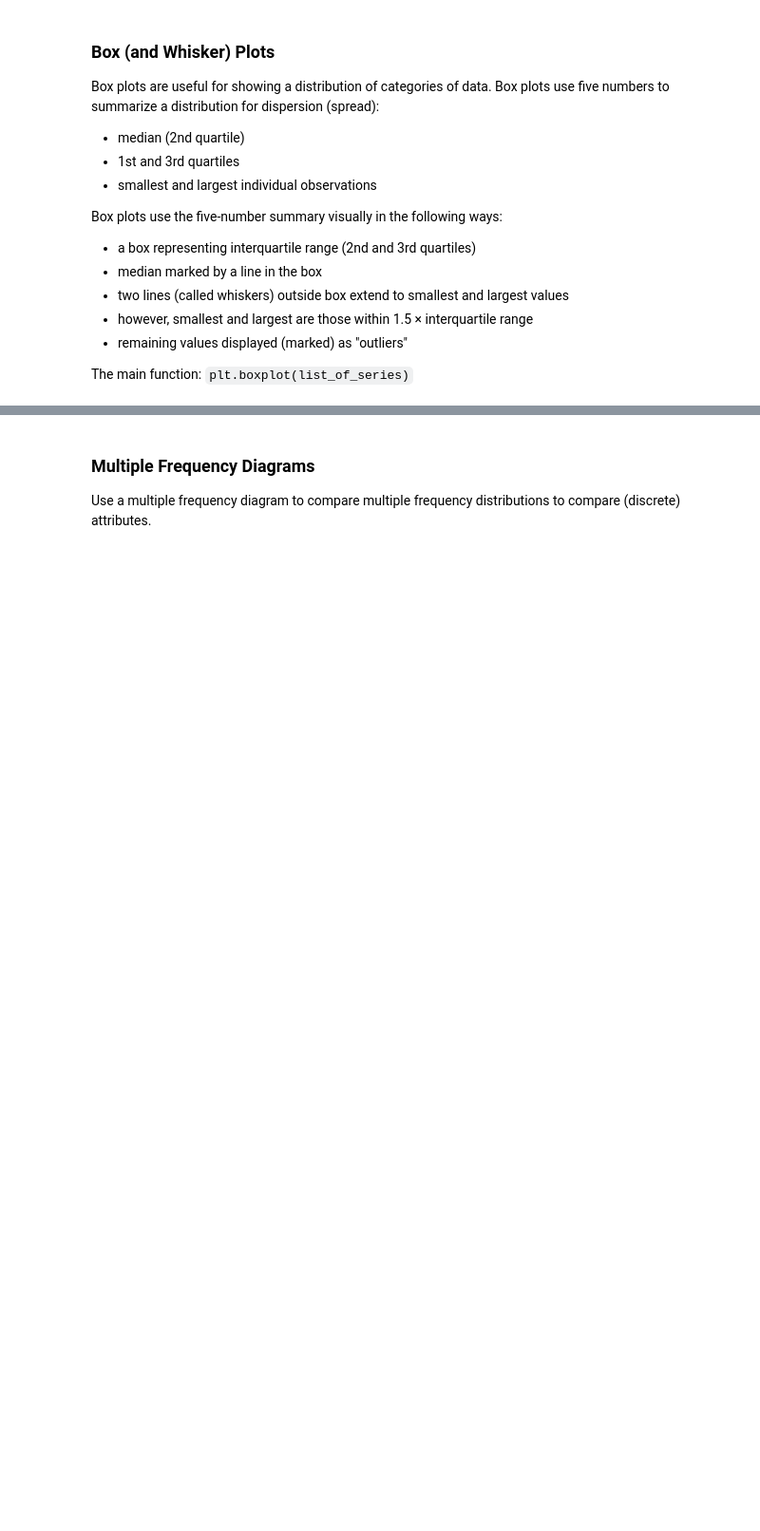
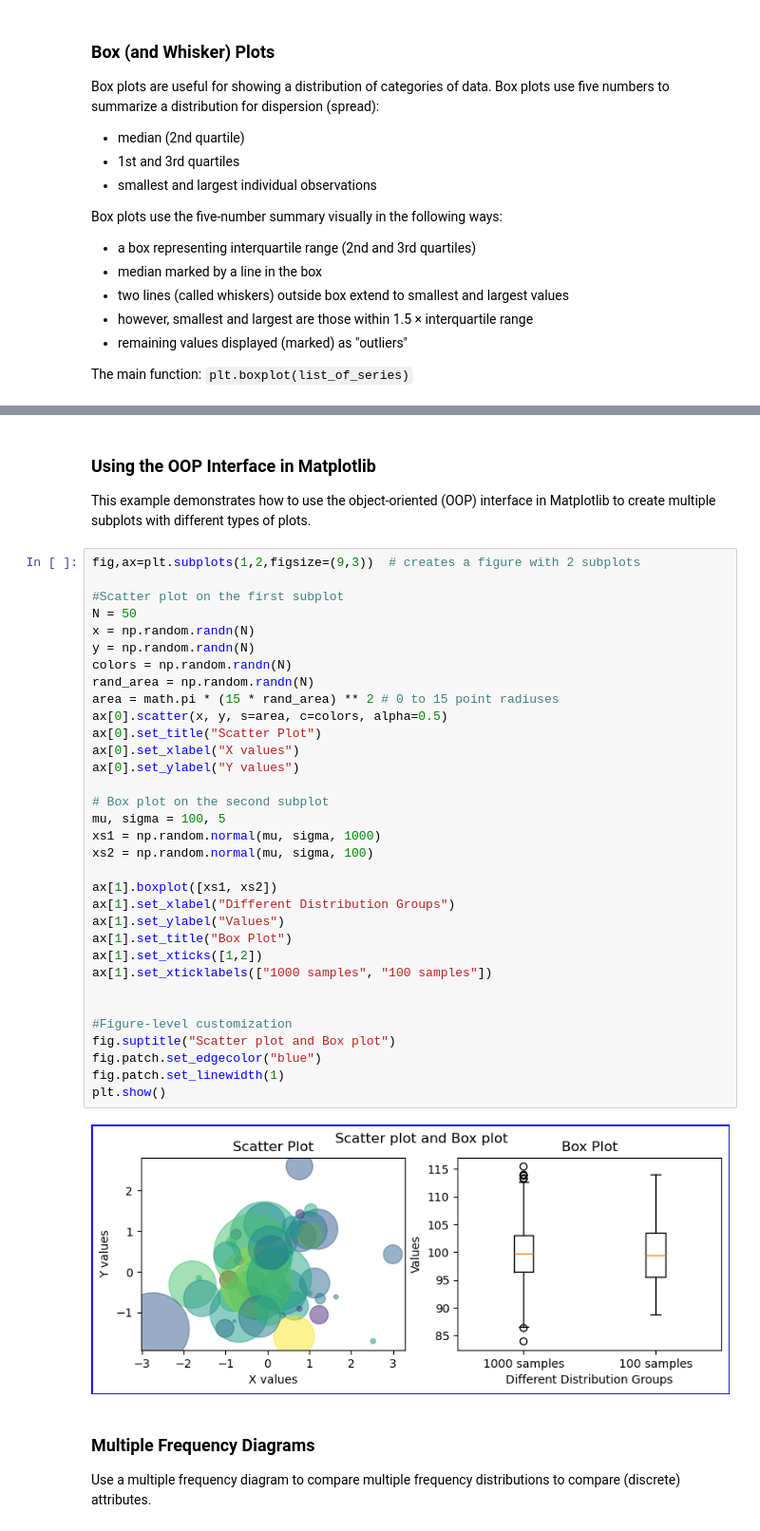
Before and after one commit to DataScienceAlgorithms/M3_DataAnalysis, a Jupyter notebook: G Data Visualization.ipynb, the cells around one changed output, grey strips where cells are left out. Shown: that part at 95% size. Saved outputs shown, nothing was run; the diff lists cells and outputs as text; blank space fills up the shorter version.

```diff
--- a/G Data Visualization.ipynb
+++ b/G Data Visualization.ipynb
@@ -384,3 +399,42 @@ plt.show()
+# %% [markdown]
+### Using the OOP Interface in Matplotlib
+
+This example demonstrates how to use the object-oriented (OOP) interface in Matplotlib to create multiple subplots with different types of plots.
+# %%
+fig,ax=plt.subplots(1,2,figsize=(9,3))  # creates a figure with 2 subplots
+
+#Scatter plot on the first subplot
+N = 50
+x = np.random.randn(N)
+y = np.random.randn(N)
+colors = np.random.randn(N)
+rand_area = np.random.randn(N)
+area = math.pi * (15 * rand_area) ** 2 # 0 to 15 point radiuses
+ax[0].scatter(x, y, s=area, c=colors, alpha=0.5)
+ax[0].set_title("Scatter Plot")
+ax[0].set_xlabel("X values")
+ax[0].set_ylabel("Y values")
+
+# Box plot on the second subplot
+mu, sigma = 100, 5
+xs1 = np.random.normal(mu, sigma, 1000)
+xs2 = np.random.normal(mu, sigma, 100)
+
+ax[1].boxplot([xs1, xs2])
+ax[1].set_xlabel("Different Distribution Groups")
+ax[1].set_ylabel("Values")
+ax[1].set_title("Box Plot")
+ax[1].set_xticks([1,2])
+ax[1].set_xticklabels(["1000 samples", "100 samples"])
+
+
+#Figure-level customization
+fig.suptitle("Scatter plot and Box plot")
+fig.patch.set_edgecolor("blue")
+fig.patch.set_linewidth(1)
+plt.show()
+# %% [output]
+[figure, added]
 # %% [markdown]
 ### Multiple Frequency Diagrams
 Use a multiple frequency diagram to compare multiple frequency distributions to compare (discrete) attributes.
```
Also changed, not shown: parts of 7 cells of this notebook, 1 other file.
